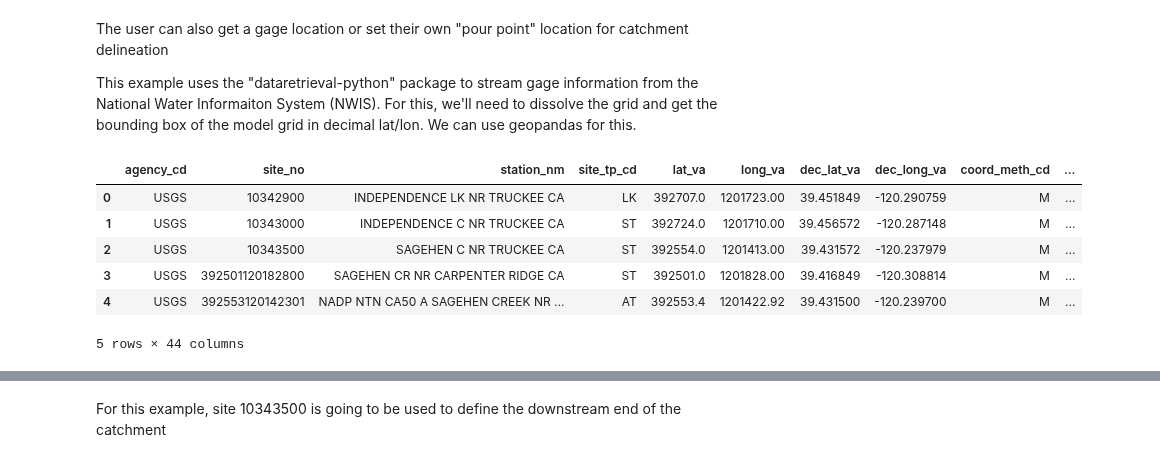
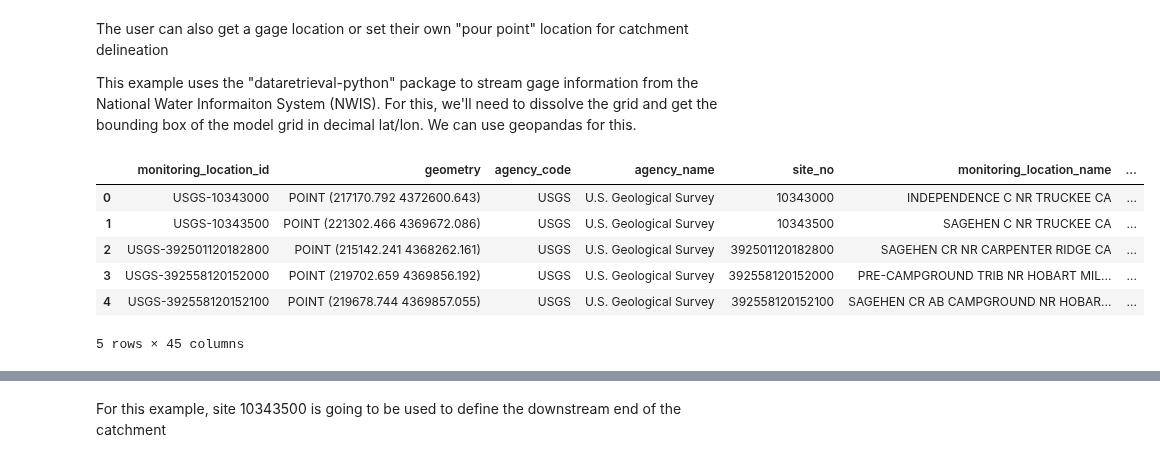
Before and after one commit to jlarsen-usgs/dany, a Jupyter notebook: examples/Structured_and_quadtree_meshes_from_existing_raster.ipynb, the cells around one changed output, grey strips where cells are left out. Cells and saved outputs as stored; diff of their text form; code cells hidden in the pictures.

```diff
--- a/examples/Structured_and_quadtree_meshes_from_existing_raster.ipynb
+++ b/examples/Structured_and_quadtree_meshes_from_existing_raster.ipynb
@@ -95,25 +96,27 @@ This example uses the "dataretrieval-python" package to stream gage information
 # %%
 gdf = sgrid.geo_dataframe
 gdf = gdf.set_crs(epsg=epsg)
 gdf = gdf.to_crs(epsg=4326)
 gdf = gdf.dissolve()
 bBox = [f"{i :.2f}" for i in gdf.bounds.values[0]]
 
 # put data into geodataframe for plotting and examining
-nwisdf, meta = nwis.get_info(bBox=bBox)
-geoms = gpd.points_from_xy(nwisdf.dec_long_va.values, nwisdf.dec_lat_va.values)
-nwisdf = gpd.GeoDataFrame(nwisdf, geometry=geoms, crs="EPSG:4326")
-nwisdf = nwisdf.to_crs(epsg=epsg)
+nwisdf, meta = waterdata.get_monitoring_locations(
+    bbox=bBox, site_type_code="ST"
+)
+nwisdf.set_crs(epsg=4326, inplace=True)
+nwisdf.to_crs(epsg=epsg, inplace=True)
+nwisdf = nwisdf.rename(columns={"monitoring_location_number": "site_no"})
 nwisdf["site_tag"] = range(len(nwisdf))
 nwisdf.head()
 # %% [output]
-|  | agency_cd | site_no | station_nm | site_tp_cd | lat_va | long_va | dec_lat_va | dec_long_va | coord_meth_cd | ... |
-| 0 | USGS | 10342900 | INDEPENDENCE LK NR TRUCKEE CA | LK | 392707.0 | 1201723.00 | 39.451849 | -120.290759 | M | ... |
-| 1 | USGS | 10343000 | INDEPENDENCE C NR TRUCKEE CA | ST | 392724.0 | 1201710.00 | 39.456572 | -120.287148 | M | ... |
-| 2 | USGS | 10343500 | SAGEHEN C NR TRUCKEE CA | ST | 392554.0 | 1201413.00 | 39.431572 | -120.237979 | M | ... |
-| 3 | USGS | 392501120182800 | SAGEHEN CR NR CARPENTER RIDGE CA | ST | 392501.0 | 1201828.00 | 39.416849 | -120.308814 | M | ... |
-| 4 | USGS | 392553120142301 | NADP NTN CA50 A SAGEHEN CREEK NR ... | AT | 392553.4 | 1201422.92 | 39.431500 | -120.239700 | M | ... |
+|  | monitoring_location_id | geometry | agency_code | agency_name | site_no | monitoring_location_name | ... |
+| 0 | USGS-10343000 | POINT (217170.792 4372600.643) | USGS | U.S. Geological Survey | 10343000 | INDEPENDENCE C NR TRUCKEE CA | ... |
+| 1 | USGS-10343500 | POINT (221302.466 4369672.086) | USGS | U.S. Geological Survey | 10343500 | SAGEHEN C NR TRUCKEE CA | ... |
+| 2 | USGS-392501120182800 | POINT (215142.241 4368262.161) | USGS | U.S. Geological Survey | 392501120182800 | SAGEHEN CR NR CARPENTER RIDGE CA | ... |
+| 3 | USGS-392558120152000 | POINT (219702.659 4369856.192) | USGS | U.S. Geological Survey | 392558120152000 | PRE-CAMPGROUND TRIB NR HOBART MIL... | ... |
+| 4 | USGS-392558120152100 | POINT (219678.744 4369857.055) | USGS | U.S. Geological Survey | 392558120152100 | SAGEHEN CR AB CAMPGROUND NR HOBAR... | ... |
-5 rows × 44 columns
+5 rows × 45 columns
 # %%
 fig, ax = plt.subplots(figsize=(8, 6))
 ax.axis("equal")
```
Also changed, not shown: parts of 3 cells of this notebook, 4 other files.
